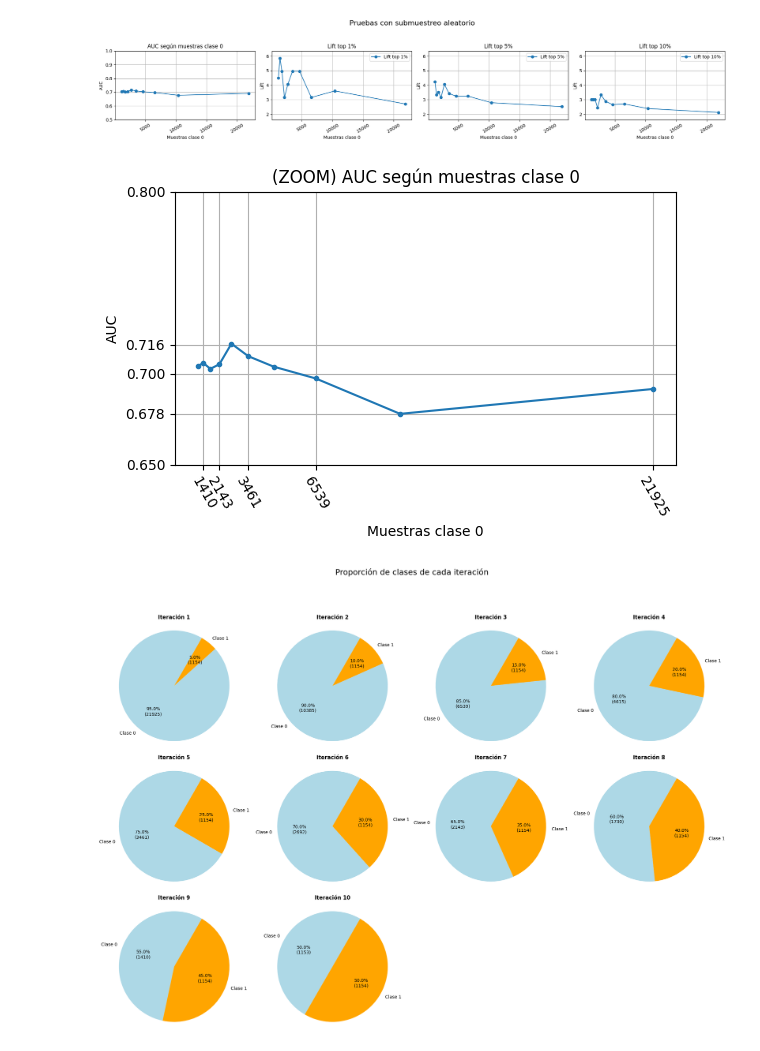
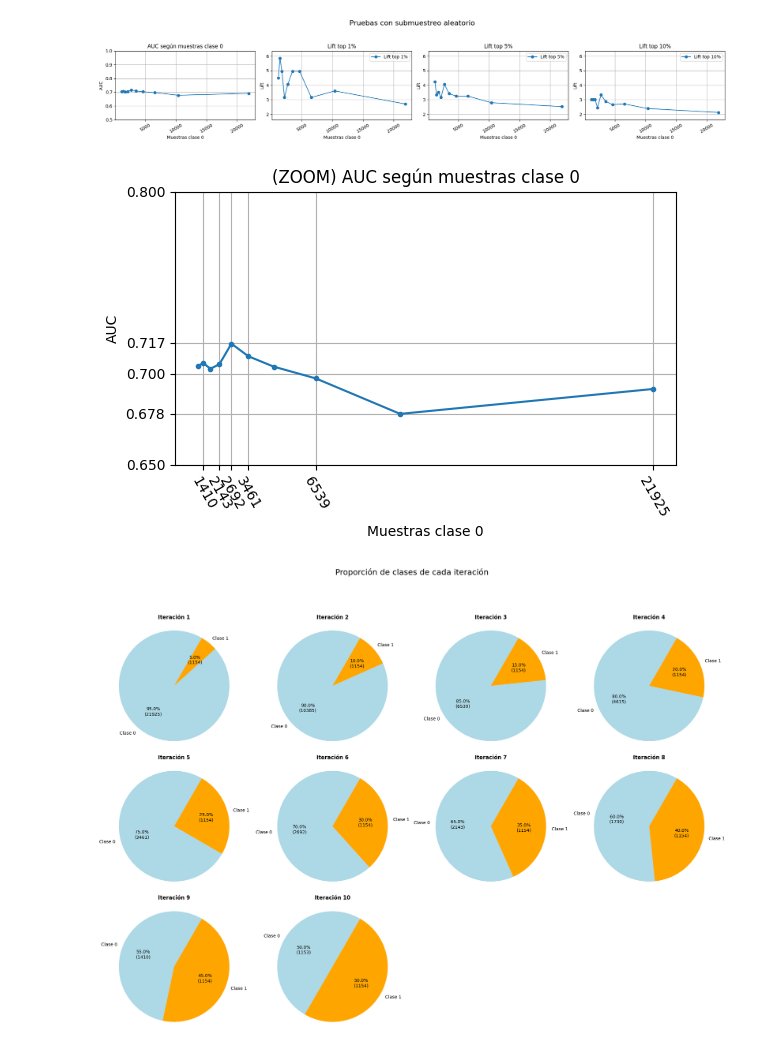
Before and after one commit to 18mgdev/tfm, a Jupyter notebook: dataset_downsampling.ipynb, the cells around one changed output. Saved outputs shown, nothing was run; the diff lists cells and outputs as text; code cells hidden in the pictures.

```diff
--- a/dataset_downsampling.ipynb
+++ b/dataset_downsampling.ipynb
@@ -327,21 +325,30 @@ plt.show()
 # %% [output]
 [figure]
 # %%
+# Encontrar el índice del máximo AUC
+i_max_auc = auc_scores.index(max(auc_scores))
+x_val_max_auc = ejemplos0[i_max_auc]
+
+# Construir los xticks asegurando que incluya el del máximo AUC
+xticks_custom = ejemplos0[::2]
+if x_val_max_auc not in xticks_custom:
+    xticks_custom.append(x_val_max_auc)
+    xticks_custom = sorted(xticks_custom)  # Ordenar por si lo insertaste fuera de orden
+
 # Nueva gráfica solo del AUC con ylim personalizado
 plt.figure(figsize=(6, 4))
 plt.plot(ejemplos0, auc_scores, marker='o', markersize=3)
 plt.title("(ZOOM) AUC según muestras clase 0")
 plt.xlabel("Muestras clase 0")
 plt.ylabel("AUC")
-plt.ylim(0.65, 0.75)  # Límite de Y ajustado
-# plt.yticks([round(i * 0.05, 2) for i in range(11, 17)])  # Opcional: ticks de 0.55 a 0.8
-plt.yticks([0.65, 0.7,0.8, round(max(auc_scores), 3),round(min(auc_scores), 3)])
-plt.xticks(ejemplos0[::2],rotation=-60)  # Inclinar etiquetas del eje X
+plt.ylim(0.65, 0.75)
+plt.yticks([0.65, 0.7, 0.8, round(max(auc_scores), 3), round(min(auc_scores), 3)])
+plt.xticks(xticks_custom, rotation=-60)
 plt.grid(True)
 plt.tight_layout()
 plt.show()
 # %% [output]
-[figure, old version]
+[figure, new version]
 # %%
 counter = Counter(y_train)
 
```
Also changed, not shown: parts of 2 cells of this notebook, 1 other file.
